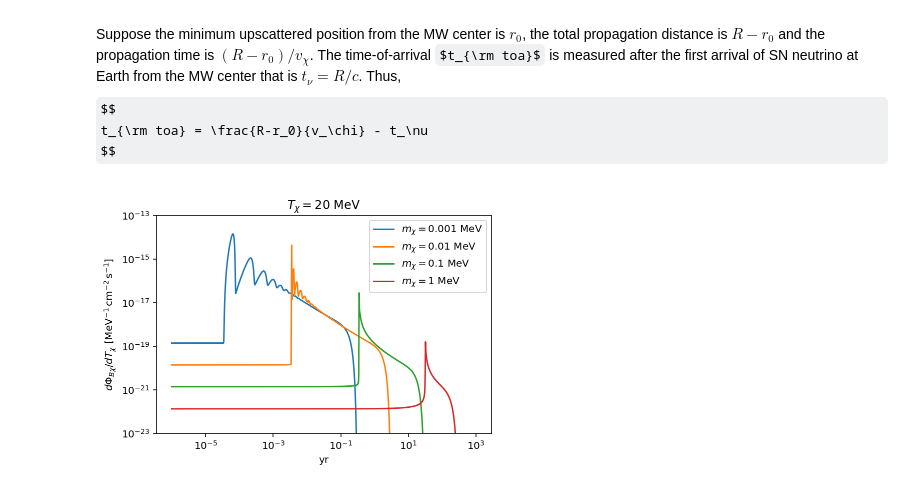
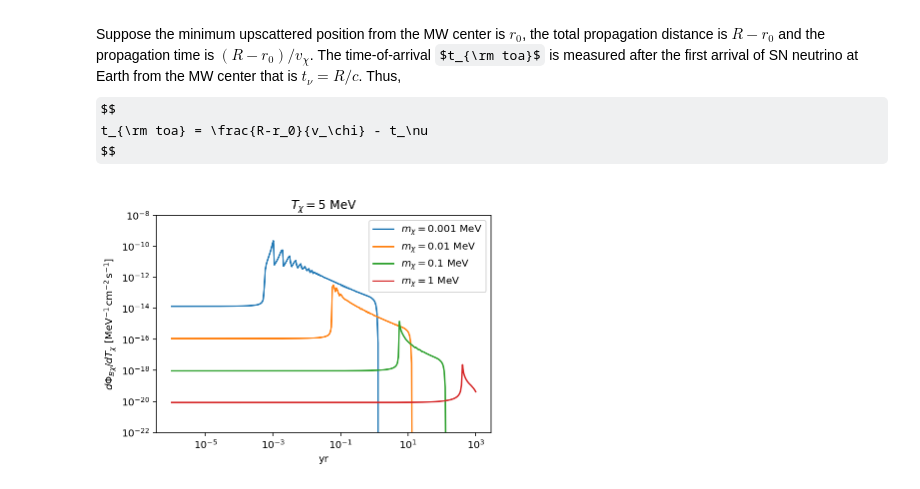
Before and after one commit to yenhsunlin/SNnuBDM, a Jupyter notebook: bdm_flux.ipynb, the cells around one changed output. Saved outputs shown, nothing was run; the diff lists cells and outputs as text; code cells hidden in the pictures; some formulas as TeX source.

```diff
--- a/bdm_flux.ipynb
+++ b/bdm_flux.ipynb
@@ -299,14 +398,17 @@ def xemissivity(Tx,mx,alpha,r,rho=184,rs=24.42,Lv=Lv):
 # %%
-alpha_ls = np.linspace(0,0.22,1000)
+alpha_ls = np.linspace(0,0.1,1000)
 mx1 = 0.001
-mx2 = 5
+mx2 = 0.01
+mx3 = 1
 Tx = 20
 g1 = []
 g2 = []
+g3 = []
 #gls_01keV = []
 for a in alpha_ls:
     g1.append(2*np.pi*np.sin(a)*g(Ev(Tx,mx1,a*np.pi),mx1,a*np.pi))
     g2.append(2*np.pi*np.sin(a)*g(Ev(Tx,mx2,a*np.pi),mx2,a*np.pi))
+    g3.append(2*np.pi*np.sin(a)*g(Ev(Tx,mx3,a*np.pi),mx3,a*np.pi))
 # %%
 plt.plot(alpha_ls,g1,label='$m_\chi=$'+str(mx1)+' MeV')
 plt.plot(alpha_ls,g2,label='$m_\chi=$'+str(mx2)+' MeV')
@@ -322,0 +425,5 @@ plt.ylim(1e-2,100)
+# %%
+mx_ls = np.logspace(-3,2,20)
+g_int_ls = []
+for mx in mx_ls:
+    g_int_ls.append(quad(lambda a:2*np.pi*np.sin(a)*g(Ev(20,mx,a),1,a),0,0.5*np.pi)[0])
@@ -410,7 +537,7 @@ def find_lra(t,theta,vx,R=8.5,r_cut=0.001):
     # have no contribution to the emissivity.
     # I raise a flag to discrimate such situation and ask the program to set the
     # corresponding emissivity zero manually
-    if l > 0 and r > 0 and r_cut and 0 <= alpha <= 0.5*np.pi:
+    if l > 0 and r > r_cut and 0 <= alpha <= 0.5*np.pi:
         flag = 'physical'
     else:
         flag = 'unphysical'
@@ -443,12 +570,13 @@ def bdmflux(t,Tx,mx,tau=10,sigxv=1e-45,rho=184,rs=24.42,Lv=Lv,R=8.5,theta=1,r_cu
     # Define the BDM emissivity jx for integration
     def jx_tot(th):
         #cos = np.cos(theta)
-        _,r,alpha,flag = find_lra(t,th,vdm,R,r_cut)
+        l,r,alpha,flag = find_lra(t,th,vdm,R,r_cut)
         if flag == 'physical':
-            return sigxv*tau*xemissivity(Tx,mx,alpha,r,rho,rs,Lv)*np.sin(th)
+            jac = 1/((l - R*np.cos(th))/r + 1/vdm)
+            return jac*sigxv*tau*xemissivity(Tx,mx,alpha,r,rho,rs,Lv)*np.sin(th)
         else:
             return 0
-    return 2*np.pi*vdm*c*(quad(jx_tot,0,0.0001*np.pi)[0]+quad(jx_tot,0.0001*np.pi,0.001*np.pi)[0]+quad(jx_tot,0.001*np.pi,0.01*np.pi)[0]+quad(jx_tot,0.01*np.pi,0.1*np.pi)[0]
+    return 2*np.pi*c*(quad(jx_tot,0,0.0001*np.pi)[0]+quad(jx_tot,0.0001*np.pi,0.001*np.pi)[0]+quad(jx_tot,0.001*np.pi,0.01*np.pi)[0]+quad(jx_tot,0.01*np.pi,0.1*np.pi)[0]
                           +quad(jx_tot,0.1*np.pi,0.2*np.pi)[0]
                           +quad(jx_tot,0.2*np.pi,0.3*np.pi)[0]
                           +quad(jx_tot,0.3*np.pi,0.4*np.pi)[0]
@@ -459,43 +587,45 @@ mx1 = 0.001
 mx2 = 0.01
 mx3 = 0.1
 mx4 = 1
-Tx1 = 20
+Tx1 = 5
 #Tx2 = 50
 
 # years
-yrls=np.logspace(-6,3,1000)
+yrls=np.logspace(-6,3,300)
+#yrls1kev=np.logspace(-6,0,50)
+
 
 fluxmx1_20=[]
 for y in yrls:
-    fluxmx1_20.append(bdmflux(y*yr,Tx1,mx1,r_cut=0.01))
+    fluxmx1_20.append(bdmflux(y*yr,Tx1,mx1,r_cut=0.001))
 
 fluxmx2_20=[]
 for y in yrls:
-    fluxmx2_20.append(bdmflux(y*yr,Tx1,mx2,r_cut=0.01))
+    fluxmx2_20.append(bdmflux(y*yr,Tx1,mx2,r_cut=0.001))
 
 fluxmx3_20=[]
 for y in yrls:
-    fluxmx3_20.append(bdmflux(y*yr,Tx1,mx3,r_cut=0.01))
+    fluxmx3_20.append(bdmflux(y*yr,Tx1,mx3,r_cut=0.001))
 
 fluxmx4_20=[]
 for y in yrls:
-    fluxmx4_20.append(bdmflux(y*yr,Tx1,mx4,r_cut=0.01))
+    fluxmx4_20.append(bdmflux(y*yr,Tx1,mx4,r_cut=0.001))
 # %%
 plt.plot(yrls,fluxmx1_20,label='$m_\chi=$'+str(mx1)+' MeV')
 plt.plot(yrls,fluxmx2_20,label='$m_\chi=$' +str(mx2)+' MeV')
 plt.plot(yrls,fluxmx3_20,label='$m_\chi=$' +str(mx3)+' MeV')
 plt.plot(yrls,fluxmx4_20,label='$m_\chi=$' +str(mx4)+' MeV')
 plt.xscale('log')
 plt.yscale('log')
 plt.xlabel('yr')
 plt.ylabel(r'$d\Phi_{B\chi}/dT_\chi~[{\rm MeV^{-1}\,cm^{-2}\,s^{-1}}]$')
 plt.title(r'$T_\chi =$'+str(Tx1)+' MeV')
 plt.legend(loc='best')
-plt.ylim(1e-23,1e-13)
+plt.ylim(1e-22,1e-8)
 #plt.savefig('time_dependent_flux_20MeV_2.pdf',facecolor='white',bbox_inches='tight')
 plt.show()
 # %% [output]
-[figure, old version]
+[figure, new version]
 # %% [markdown]
 We can make an approximation that $dn/d\alpha=\delta(\alpha)$, this is generally true for $m_\chi \ll E_\nu$. By the identity $\delta(\alpha(\theta))=\delta(\theta)/|\alpha^\prime(0)|$ we have
 $$
```
Also changed, not shown: parts of 46 cells of this notebook.
